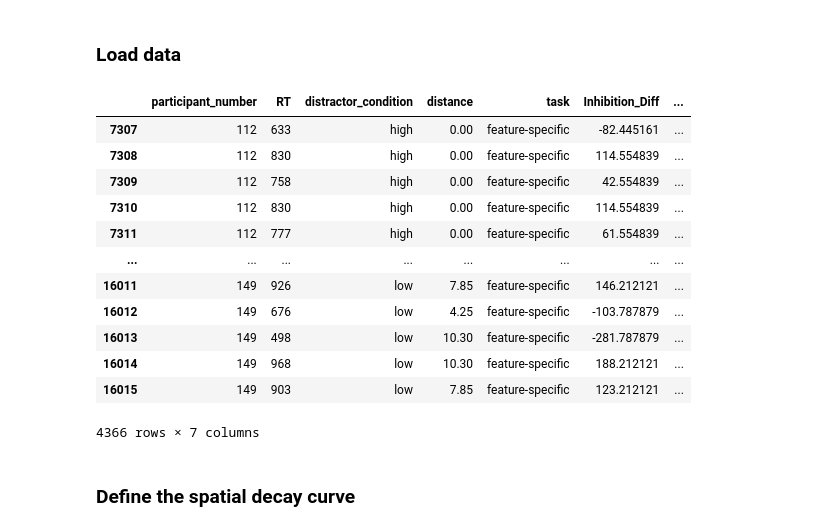
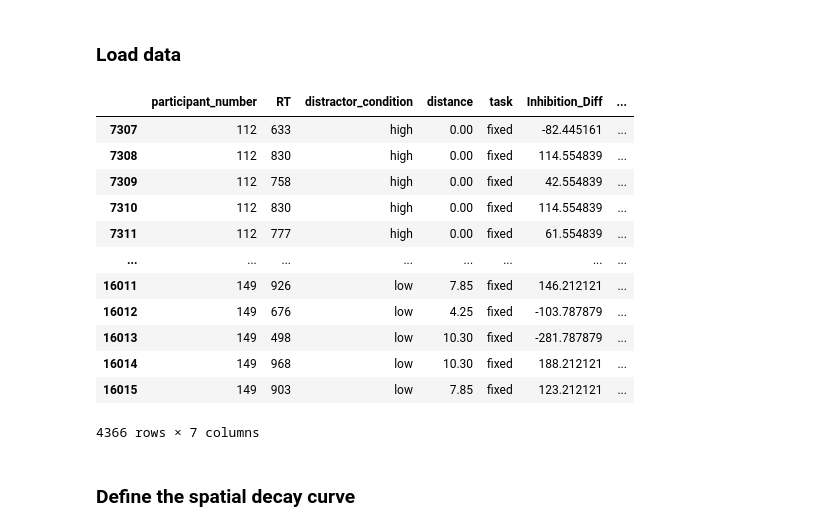
Before and after one commit to AylinH/HanneEtAl2022_DisLocLearning, a Jupyter notebook: SpatialGradientOfSuppression/SpatialGradientOfSuppression.ipynb, the cells around one changed output. Saved outputs shown, nothing was run; the diff lists cells and outputs as text; code cells hidden in the pictures.

```diff
--- a/SpatialGradientOfSuppression/SpatialGradientOfSuppression.ipynb
+++ b/SpatialGradientOfSuppression/SpatialGradientOfSuppression.ipynb
@@ -30,39 +30,39 @@ import os
 ### Load data
 # %%
 taskdata = {}
-for task in ['singleton', 'feature-specific']:
+for task in ['mixed', 'fixed']:
     data = pd.read_csv('data/Dataset_SpatialGradientOfSuppression.csv', sep=';', decimal=',')
     data = data[data['task']==task]
     data_distractor_absent = data[data['distractor_condition'] == 'distractor_absent']
 
     baseline_data = data_distractor_absent.groupby(['participant_number']).mean()['RT'].reset_index()
     sub_baselines = baseline_data.set_index('participant_number')['RT'].to_dict()
 
     for index, row in  tqdm(data.iterrows(), desc='Subtracting baseline from RTs'):
         data.at[index, 'Inhibition_Diff'] = row['RT'] - sub_baselines[row['participant_number']]
 
     data=data[data['distractor_condition'] != 'distractor_absent']
 
     # Renumber participants
     data['participant_index'] = (data['participant_number'].rank(method ='dense')-1).astype(int)
 
 
     taskdata[task] = data
 
 display(data)
 # %% [output]
 |  | participant_number | RT | distractor_condition | distance | task | Inhibition_Diff | ... |
-| 7307 | 112 | 633 | high | 0.00 | feature-specific | -82.445161 | ... |
-| 7308 | 112 | 830 | high | 0.00 | feature-specific | 114.554839 | ... |
-| 7309 | 112 | 758 | high | 0.00 | feature-specific | 42.554839 | ... |
-| 7310 | 112 | 830 | high | 0.00 | feature-specific | 114.554839 | ... |
-| 7311 | 112 | 777 | high | 0.00 | feature-specific | 61.554839 | ... |
+| 7307 | 112 | 633 | high | 0.00 | fixed | -82.445161 | ... |
+| 7308 | 112 | 830 | high | 0.00 | fixed | 114.554839 | ... |
+| 7309 | 112 | 758 | high | 0.00 | fixed | 42.554839 | ... |
+| 7310 | 112 | 830 | high | 0.00 | fixed | 114.554839 | ... |
+| 7311 | 112 | 777 | high | 0.00 | fixed | 61.554839 | ... |
 | ... | ... | ... | ... | ... | ... | ... | ... |
-| 16011 | 149 | 926 | low | 7.85 | feature-specific | 146.212121 | ... |
-| 16012 | 149 | 676 | low | 4.25 | feature-specific | -103.787879 | ... |
-| 16013 | 149 | 498 | low | 10.30 | feature-specific | -281.787879 | ... |
-| 16014 | 149 | 968 | low | 10.30 | feature-specific | 188.212121 | ... |
-| 16015 | 149 | 903 | low | 7.85 | feature-specific | 123.212121 | ... |
+| 16011 | 149 | 926 | low | 7.85 | fixed | 146.212121 | ... |
+| 16012 | 149 | 676 | low | 4.25 | fixed | -103.787879 | ... |
+| 16013 | 149 | 498 | low | 10.30 | fixed | -281.787879 | ... |
+| 16014 | 149 | 968 | low | 10.30 | fixed | 188.212121 | ... |
+| 16015 | 149 | 903 | low | 7.85 | fixed | 123.212121 | ... |
 4366 rows × 7 columns
 # %% [markdown]
 ### Define the spatial decay curve
```
Also changed, not shown: parts of 5 cells of this notebook.
